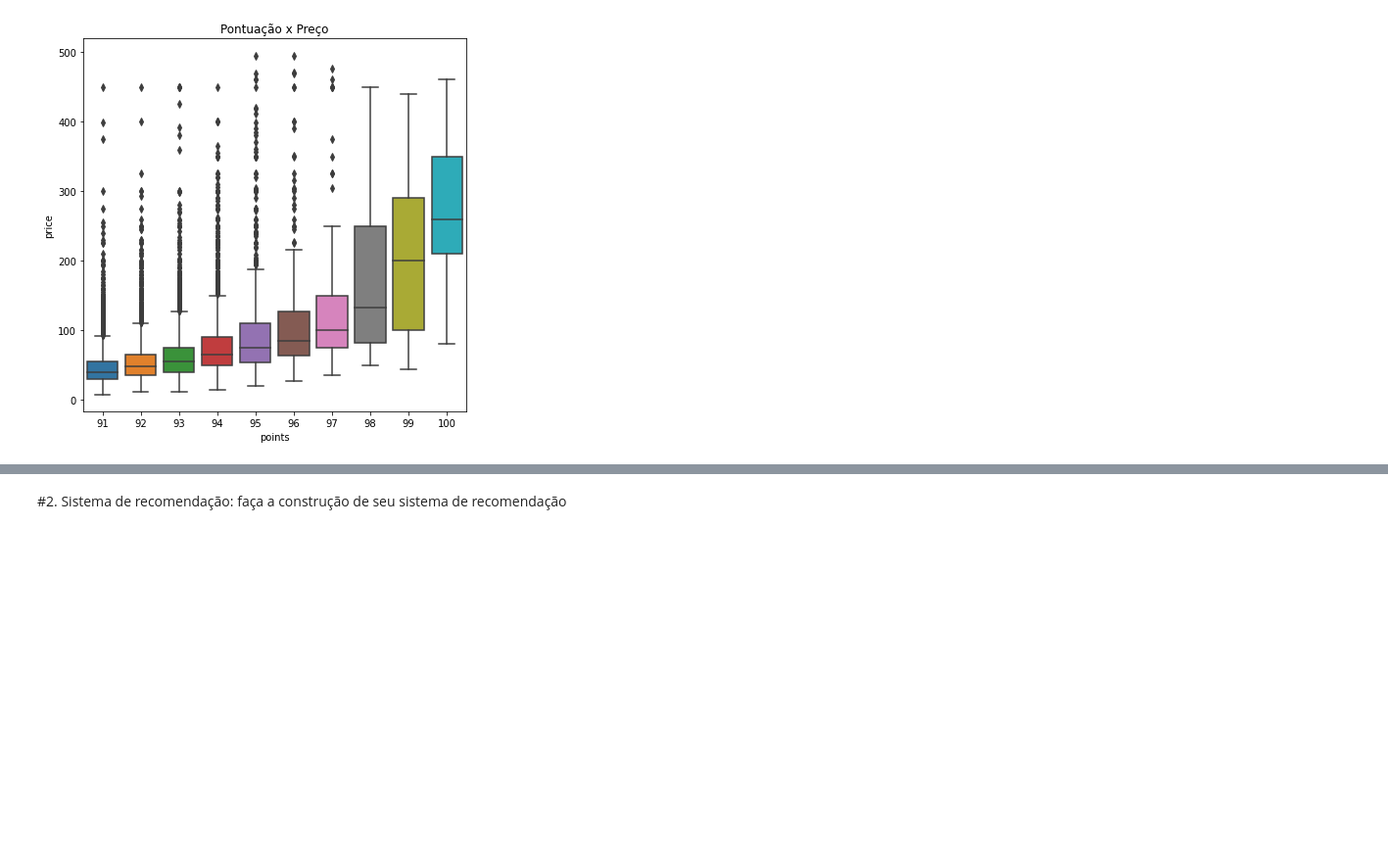
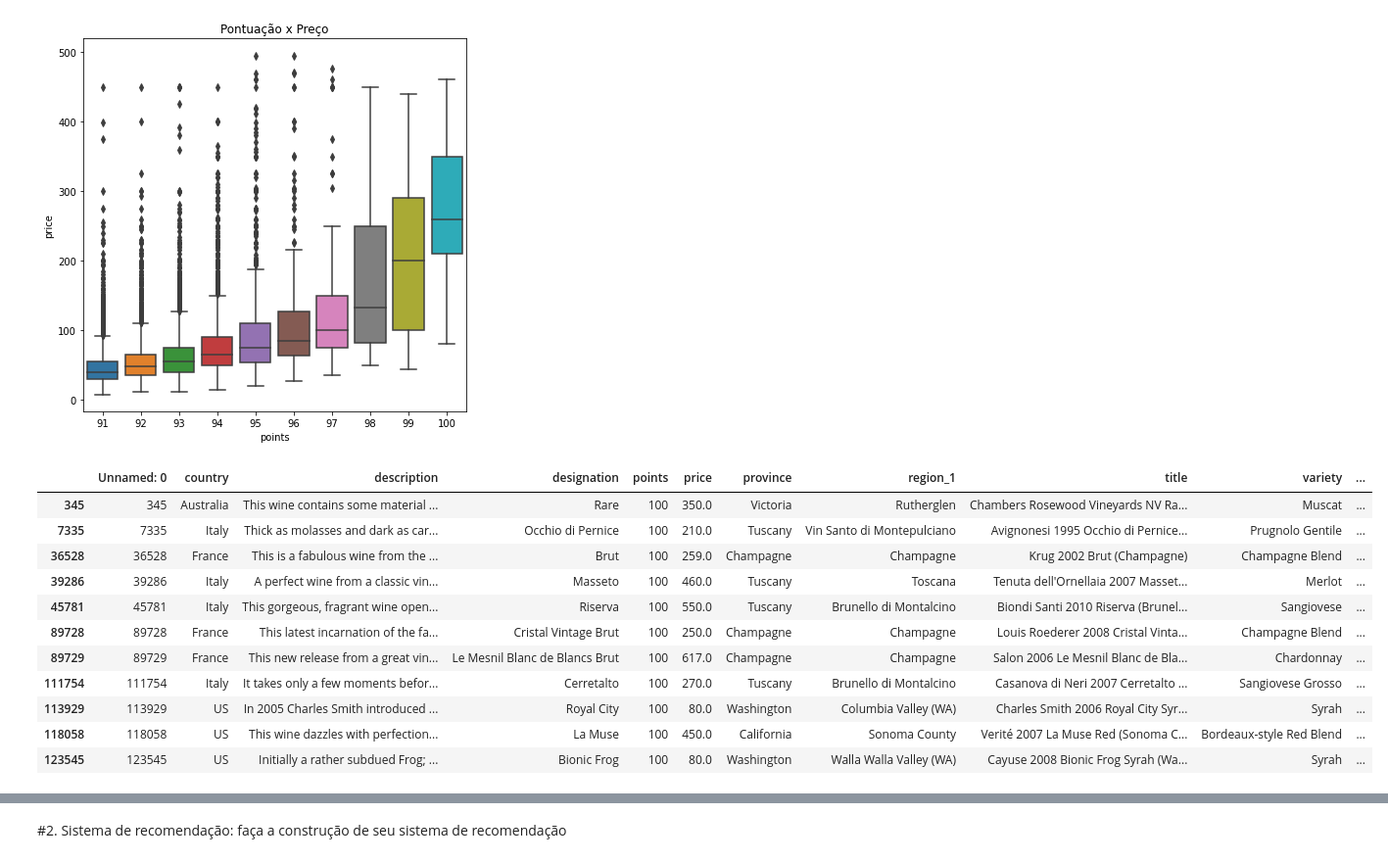
Before and after one commit to gabrielcgo/modulo03, a Jupyter notebook: projeto04_modulo3_5.ipynb, the cells around one changed output, grey strips where cells are left out. Shown at 98% size. Cells and saved outputs as stored; diff of their text form; code cells hidden in the pictures; blank space fills up the shorter version.

```diff
--- a/projeto04_modulo3_5.ipynb
+++ b/projeto04_modulo3_5.ipynb
@@ -241,3 +261,18 @@ sns.boxplot(data=df2, x ='points', y ='price')
 # %% [output]
 <matplotlib.axes._subplots.AxesSubplot at 0x...>
 [figure]
+# %%
+df.loc[df['points']==100]
+# %% [output]
+|  | Unnamed: 0 | country | description | designation | points | price | province | region_1 | title | variety | ... |
+| 345 | 345 | Australia | This wine contains some material ... | Rare | 100 | 350.0 | Victoria | Rutherglen | Chambers Rosewood Vineyards NV Ra... | Muscat | ... |
+| 7335 | 7335 | Italy | Thick as molasses and dark as car... | Occhio di Pernice | 100 | 210.0 | Tuscany | Vin Santo di Montepulciano | Avignonesi 1995 Occhio di Pernice... | Prugnolo Gentile | ... |
+| 36528 | 36528 | France | This is a fabulous wine from the ... | Brut | 100 | 259.0 | Champagne | Champagne | Krug 2002 Brut (Champagne) | Champagne Blend | ... |
+| 39286 | 39286 | Italy | A perfect wine from a classic vin... | Masseto | 100 | 460.0 | Tuscany | Toscana | Tenuta dell'Ornellaia 2007 Masset... | Merlot | ... |
+| 45781 | 45781 | Italy | This gorgeous, fragrant wine open... | Riserva | 100 | 550.0 | Tuscany | Brunello di Montalcino | Biondi Santi 2010 Riserva (Brunel... | Sangiovese | ... |
+| 89728 | 89728 | France | This latest incarnation of the fa... | Cristal Vintage Brut | 100 | 250.0 | Champagne | Champagne | Louis Roederer 2008 Cristal Vinta... | Champagne Blend | ... |
+| 89729 | 89729 | France | This new release from a great vin... | Le Mesnil Blanc de Blancs Brut | 100 | 617.0 | Champagne | Champagne | Salon 2006 Le Mesnil Blanc de Bla... | Chardonnay | ... |
+| 111754 | 111754 | Italy | It takes only a few moments befor... | Cerretalto | 100 | 270.0 | Tuscany | Brunello di Montalcino | Casanova di Neri 2007 Cerretalto ... | Sangiovese Grosso | ... |
+| 113929 | 113929 | US | In 2005 Charles Smith introduced ... | Royal City | 100 | 80.0 | Washington | Columbia Valley (WA) | Charles Smith 2006 Royal City Syr... | Syrah | ... |
+| 118058 | 118058 | US | This wine dazzles with perfection... | La Muse | 100 | 450.0 | California | Sonoma County | Verité 2007 La Muse Red (Sonoma C... | Bordeaux-style Red Blend | ... |
+| 123545 | 123545 | US | Initially a rather subdued Frog; ... | Bionic Frog | 100 | 80.0 | Washington | Walla Walla Valley (WA) | Cayuse 2008 Bionic Frog Syrah (Wa... | Syrah | ... |
```
Also changed, not shown: parts of 13 cells of this notebook.
